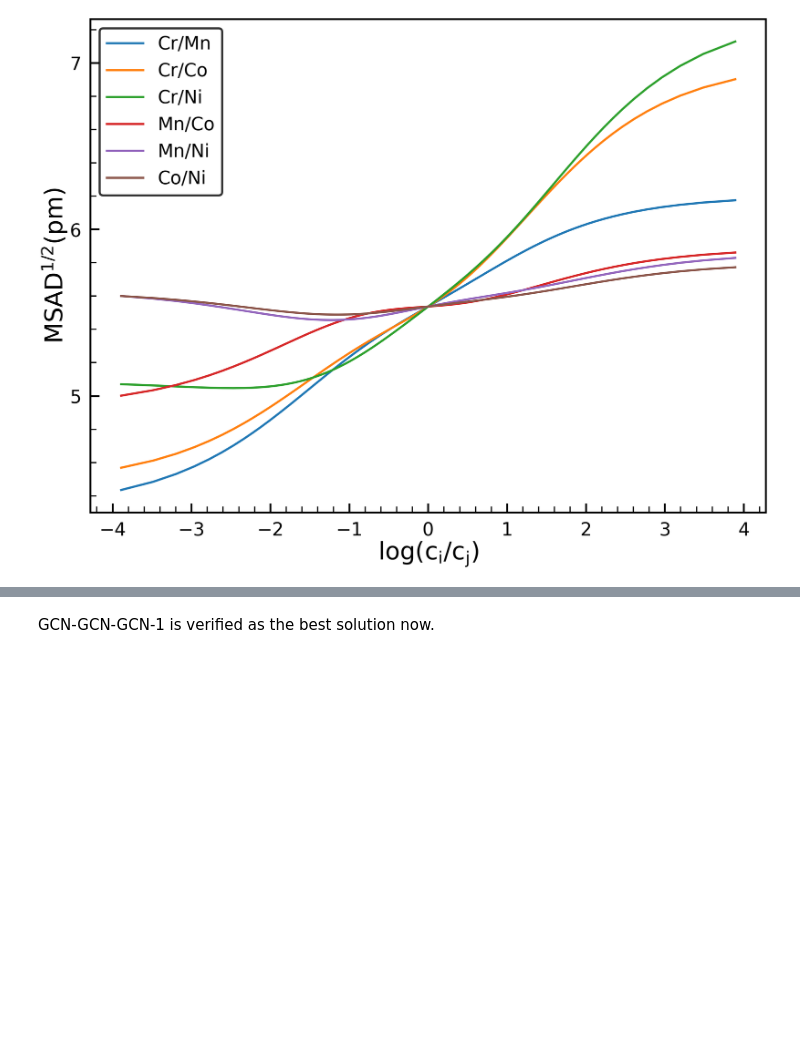
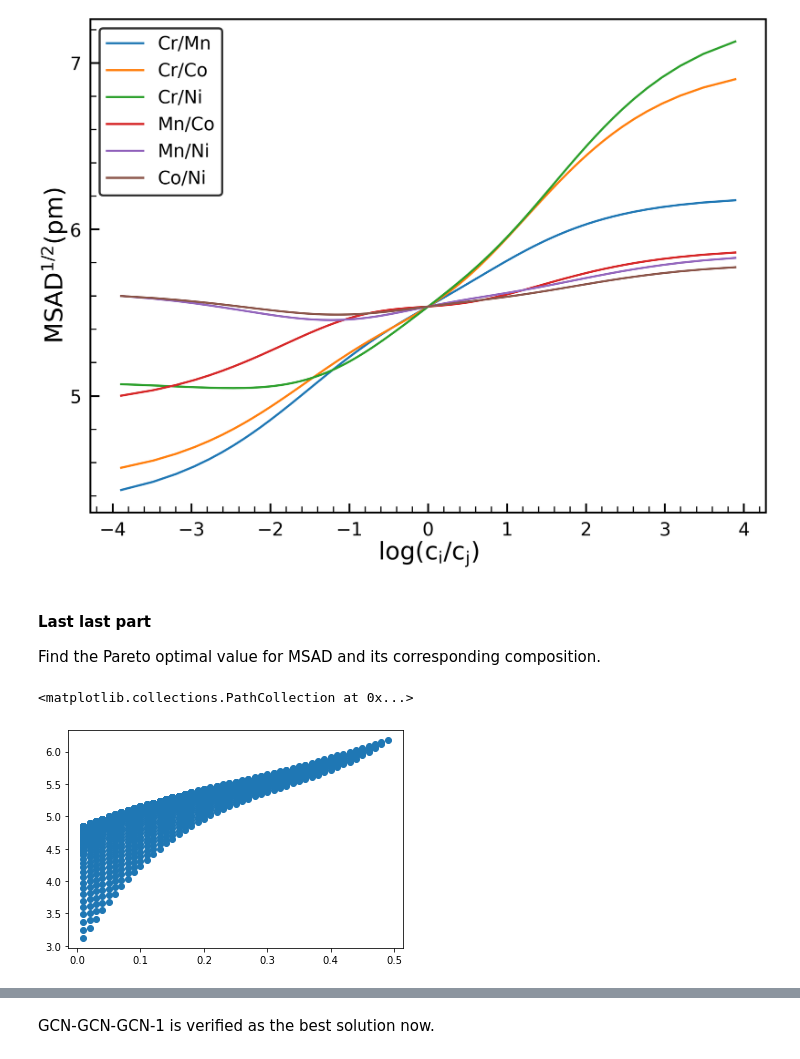
Before and after one commit to wzetto/MATools, a Jupyter notebook: CE_MC/cluster_ce_msad.ipynb, the cells around one changed output, grey strips where cells are left out. Drawn from its saved outputs; the diff is of its cells as text; code cells hidden in the pictures; blank space fills up the shorter version.

```diff
--- a/CE_MC/cluster_ce_msad.ipynb
+++ b/CE_MC/cluster_ce_msad.ipynb
@@ -1681,17 +1699,18 @@ best_embed_ = best_embed.copy()
 best_embed_ = np.unique(best_embed_, axis=0)
 print(len(best_embed_), best_embed_)
 # %%
-chosen_embed_ = best_embed_[-4]
-chosen_embed_1 = chosen_embed_.copy()
+# chosen_embed_ = best_embed_[-4]
+# chosen_embed_1 = chosen_embed_.copy()
 chosen_embed_1 = np.load('./runs/demo/20230103/chosen_embed.npy')
 # chosen_embed_1[2] = 1.0 #* pair3
 # chosen_embed_1[26] = 0.0 #* pair5
 
 msad_all = np.concatenate([msad_list, msad_list_ab], axis=0)
 weight_chosen = genetic.embed_extra(embed_book, weight_list, chosen_embed_1)
+weight_chosen_ab = genetic.embed_extra(embed_book, weight_list_ab, chosen_embed_1)
 weight_chosen_all = genetic.embed_extra(embed_book, weight_list_all, chosen_embed_1)
 
-best_embed_dict = dict(zip(embed_type, chosen_embed_1))
+# best_embed_dict = dict(zip(embed_type, chosen_embed_1))
 
 # dyna_scalar = True #* Use dynamic scalar?
 #* In case of dynamic scalar, we need to normalize the weight.
@@ -1714,0 +1770,5 @@ NameError: name 'RandomForestRegressor' is not defined
+# %%
+regr = RandomForestRegressor(max_depth=4, random_state=0, n_jobs=-1,
+    min_samples_leaf=int(i), min_samples_split=int(j))
+# %%
+regr.fit(weight_chosen, msad_list)
@@ -2039,7 +2102,7 @@ ce_ = CE(ind_1nn, ind_2nn, ind_3nn, ind_4nn, ind_5nn, ind_6nn,
 
         ind_quaraw, ind_quapbc, ind_raw, use_pbc=True)
 # %%
-atomic_ratio = np.array([0.25, 0.25, 0.25, 0.25])
+atomic_ratio = np.array([0.05, 0.05, 0.1, 0.8])
 
 #* Scalar part
 chosen_embed_ = np.load('./runs/demo/20230103/chosen_embed.npy')
@@ -2176,3 +2239,41 @@ legend.get_frame().set_edgecolor("k")
 plt.show()
 # %% [output]
 [figure]
+# %% [markdown]
+#### Last last part
+
+Find the Pareto optimal value for MSAD and its corresponding composition.
+# %%
+import time
+
+def single_msad(atom_ratio, regr_ga):
+    ideal_weight = scaler_raw.transform(ce_.ideal_extract(atomic_ratio).reshape(1,-1))
+    ideal_weight_chosen = genetic.embed_extra(embed_book, ideal_weight, chosen_embed_)
+    msad_predict = regr_ga.predict(ideal_weight_chosen)[0]
+
+    return msad_predict
+
+msad_pareto_list = []
+atomic_pareto_list = []
+start_ = time.time()
+
+for cr_ in range(1, 51):
+    # if cr_ % 4 == 0:
+    #     print(cr_, f'Time consumed: {time.time()-start_}')
+    for mn_ in range(1, 51-cr_):
+        # for co_ in range(1, 101-cr_-mn_):
+        if cr_ % 1 == 0 and mn_ % 1 == 0:
+            ni_co_ = 100-cr_-mn_
+            ni_, co_ = ni_co_/2, ni_co_/2
+            # ni_ = 100-cr_-mn_-co_
+            # if np.max([co_, ni_]) <= 50:
+            atomic_ratio = np.array([cr_, mn_, co_, ni_])/100
+            msad = single_msad(atomic_ratio, regr_ga)
+            msad_pareto_list.append(msad)
+            atomic_pareto_list.append(atomic_ratio.tolist())
+
+atomic_pareto_list = np.array(atomic_pareto_list)
+plt.scatter(atomic_pareto_list[:,0], msad_pareto_list)
+# %% [output]
+<matplotlib.collections.PathCollection at 0x...>
+[figure, added]
```
Also changed, not shown: parts of 11 cells of this notebook, 5 other files.
